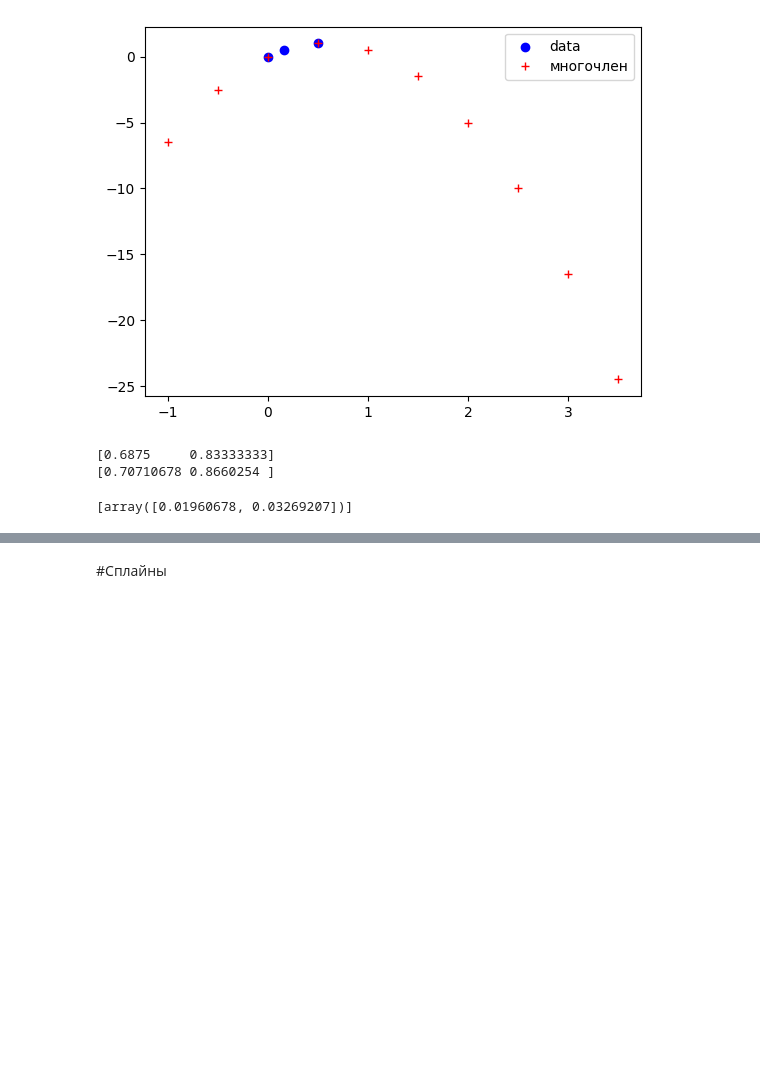
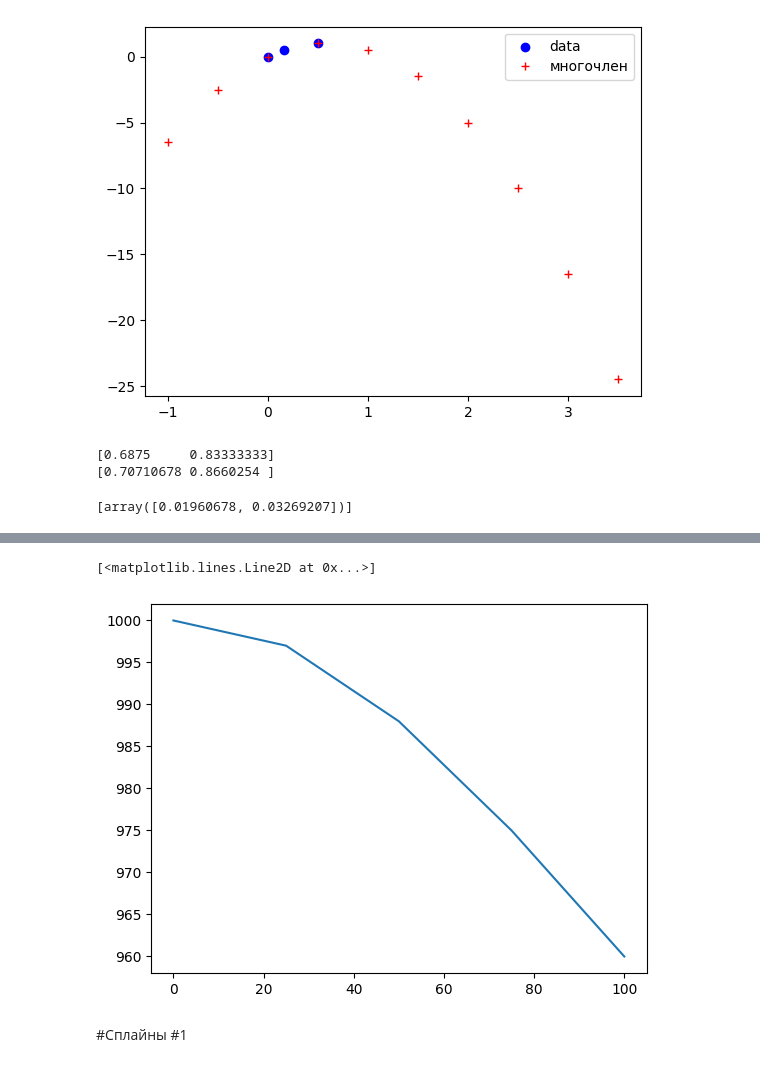
Before and after one commit to edisonc57/chislennyye-metody, a Jupyter notebook: Interpolación_Интерполяция_.ipynb, the cells around one changed output, grey strips where cells are left out. Saved outputs shown, nothing was run; the diff lists cells and outputs as text; code cells hidden in the pictures; blank space fills up the shorter version.

```diff
--- a/Interpolación_Интерполяция_.ipynb
+++ b/Interpolación_Интерполяция_.ipynb
@@ -96,5 +157,12 @@ print(errores_absolutos)
+# %%
+T= np.array([0,25,50,75,100])
+D= np.array([1000,997,988,975,960])
+plt.plot(T,D)
+# %% [output]
+[<matplotlib.lines.Line2D at 0x...>]
+[figure, added]
 # %% [markdown]
-#Сплайны
+#Сплайны #1
 # %%
 import matplotlib.pyplot as plt
 from scipy.interpolate import UnivariateSpline
```
Also changed, not shown: parts of 15 cells of this notebook.
